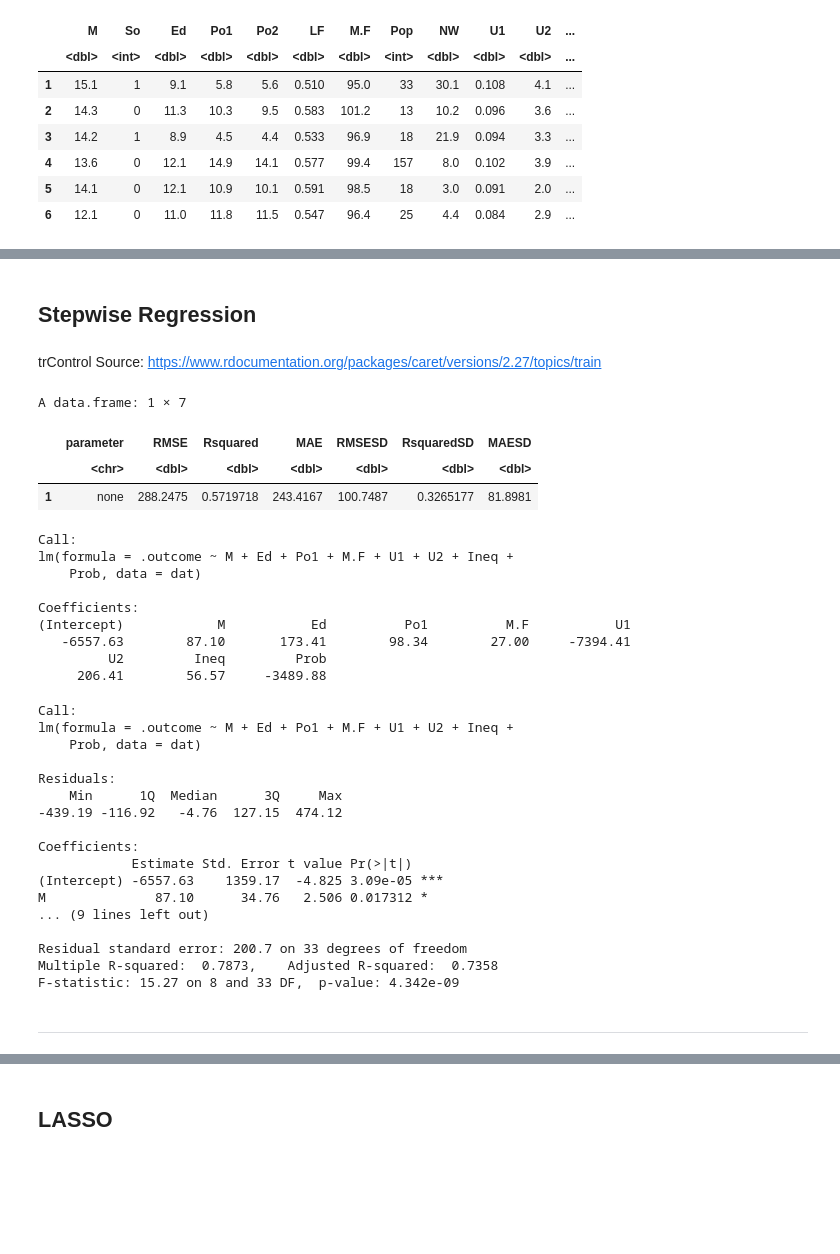
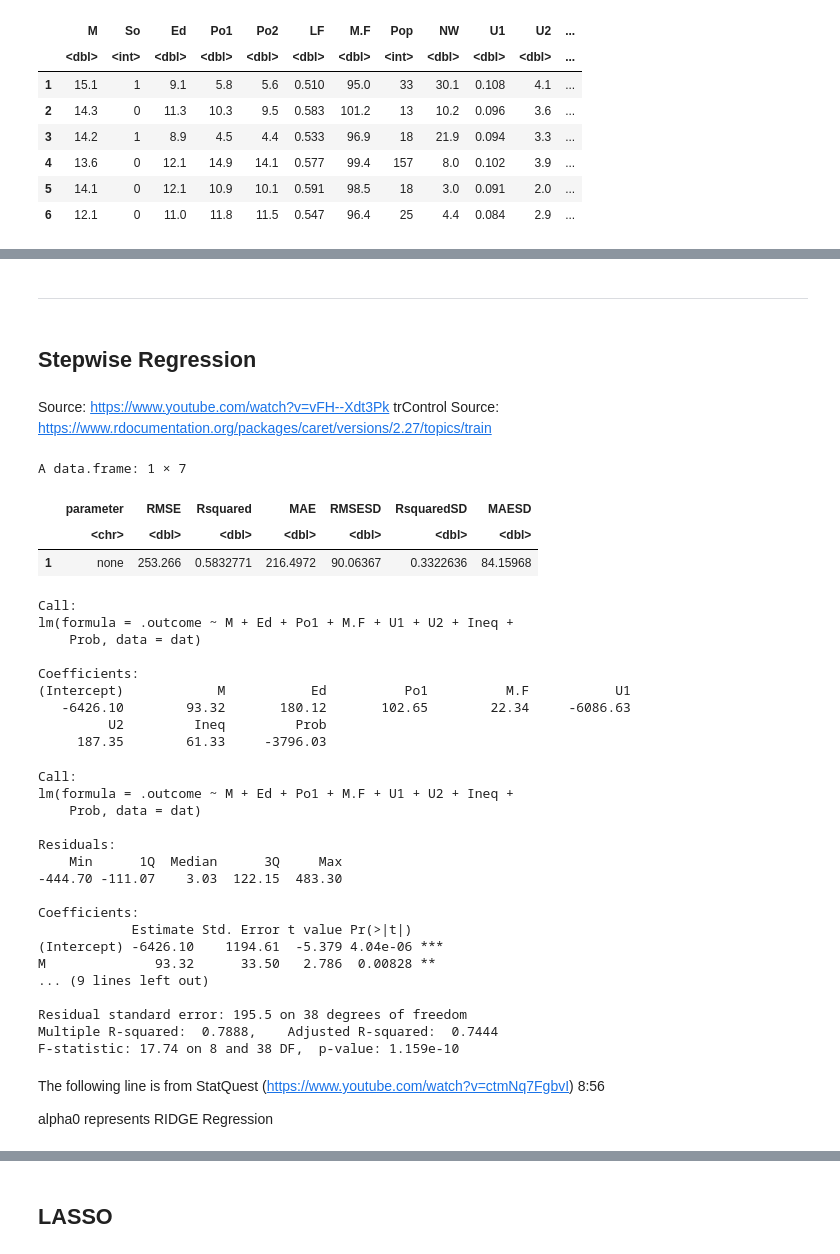
Before and after one commit to joel-quek/Georgia-Tech-OMSA, a Jupyter notebook: GTx - ISYE6501x Introduction to Analytics Modelling/Homework 8/ISYE6501x Homework 8.ipynb, the cells around one changed output, grey strips where cells are left out. Saved outputs shown, nothing was run; the diff lists cells and outputs as text; code cells hidden in the pictures; blank space fills up the shorter version.

```diff
--- a/GTx - ISYE6501x Introduction to Analytics Modelling/Homework 8/ISYE6501x Homework 8.ipynb
+++ b/GTx - ISYE6501x Introduction to Analytics Modelling/Homework 8/ISYE6501x Homework 8.ipynb
@@ -39,26 +128,29 @@ A data.frame: 6 × 16
+# %% [markdown]
+---
 # %% [markdown]
 ## Stepwise Regression
-# %% [markdown]
-trControl Source: https://www.rdocumentation.org/packages/caret/versions/2.27/topics/train
+# %% [markdown]
+Source: https://www.youtube.com/watch?v=vFH--Xdt3Pk
+trControl Source: https://www.rdocumentation.org/packages/caret/versions/2.27/topics/train
 # %%
 set.seed(1)
 
 train_rows <- sample(1:nrow(crime),as.integer(0.7*nrow(crime),replace=F))
 
 train = crime[train_rows,]
 
 test = crime[-train_rows,]
 
 train_control <- trainControl(method ="cv", number =10)
 
-stepwise <- train(Crime ~., data = traindata , method ="lmStepAIC", trControl = train_control,trace=F)
+stepwise <- train(Crime ~., data = crime , method ="lmStepAIC", trControl = train_control,trace=F)
 
 stepwise$results
 # %% [output]
 A data.frame: 1 × 7
 |  | parameter | RMSE | Rsquared | MAE | RMSESD | RsquaredSD | MAESD |
 |  | <chr> | <dbl> | <dbl> | <dbl> | <dbl> | <dbl> | <dbl> |
-| 1 | none | 288.2475 | 0.5719718 | 243.4167 | 100.7487 | 0.3265177 | 81.8981 |
+| 1 | none | 253.266 | 0.5832771 | 216.4972 | 90.06367 | 0.3322636 | 84.15968 |
 # %%
 stepwise$finalModel
 # %% [output]
@@ -68,9 +160,9 @@ lm(formula = .outcome ~ M + Ed + Po1 + M.F + U1 + U2 + Ineq +
 
 Coefficients:
 (Intercept)            M           Ed          Po1          M.F           U1
-   -6557.63        87.10       173.41        98.34        27.00     -7394.41
+   -6426.10        93.32       180.12       102.65        22.34     -6086.63
          U2         Ineq         Prob
-     206.41        56.57     -3489.88
+     187.35        61.33     -3796.03
 # %%
 summary(stepwise)
 # %% [output]
@@ -80,16 +172,18 @@ lm(formula = .outcome ~ M + Ed + Po1 + M.F + U1 + U2 + Ineq +
 
 Residuals:
     Min      1Q  Median      3Q     Max
--439.19 -116.92   -4.76  127.15  474.12
+-444.70 -111.07    3.03  122.15  483.30
 
 Coefficients:
             Estimate Std. Error t value Pr(>|t|)
-(Intercept) -6557.63    1359.17  -4.825 3.09e-05 ***
-M              87.10      34.76   2.506 0.017312 *
+(Intercept) -6426.10    1194.61  -5.379 4.04e-06 ***
+M              93.32      33.50   2.786  0.00828 **
 ... (9 lines left out)
 
-Residual standard error: 200.7 on 33 degrees of freedom
-Multiple R-squared:  0.7873,    Adjusted R-squared:  0.7358
-F-statistic: 15.27 on 8 and 33 DF,  p-value: 4.342e-09
+Residual standard error: 195.5 on 38 degrees of freedom
+Multiple R-squared:  0.7888,    Adjusted R-squared:  0.7444
+F-statistic: 17.74 on 8 and 38 DF,  p-value: 1.159e-10
-# %% [markdown]
----
+# %% [markdown]
+The following line is from StatQuest (https://www.youtube.com/watch?v=ctmNq7FgbvI) 8:56
+
+alpha0 represents RIDGE Regression
```
Also changed, not shown: parts of 50 cells of this notebook, 8 other files.
